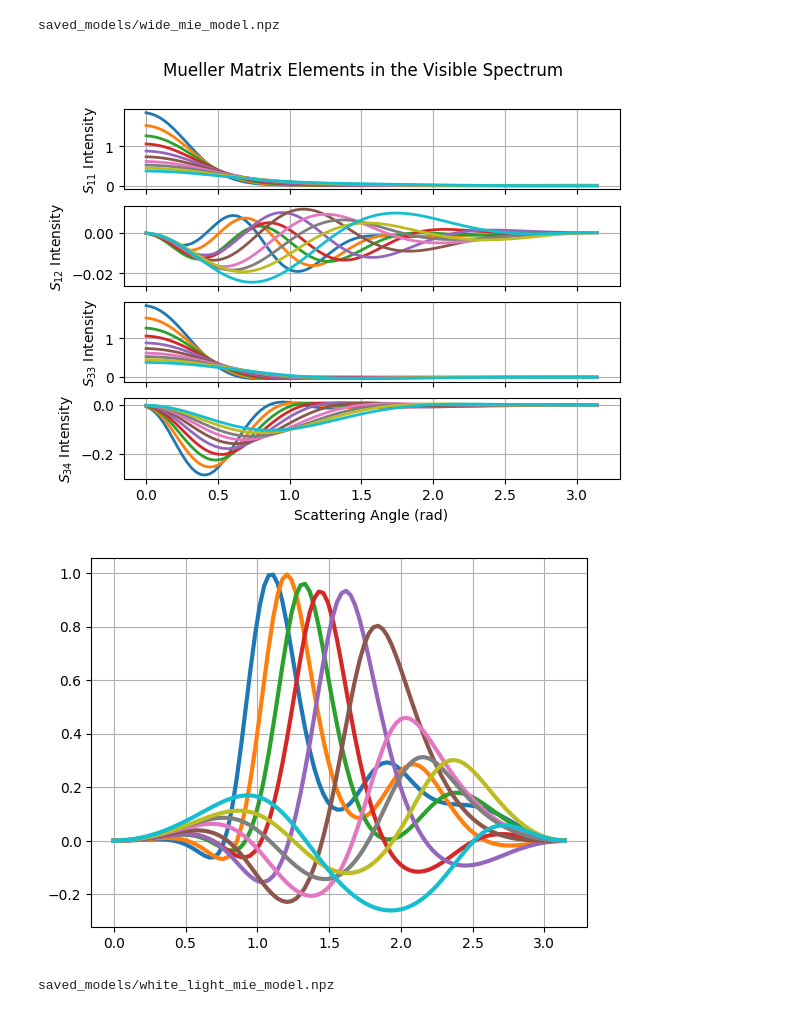
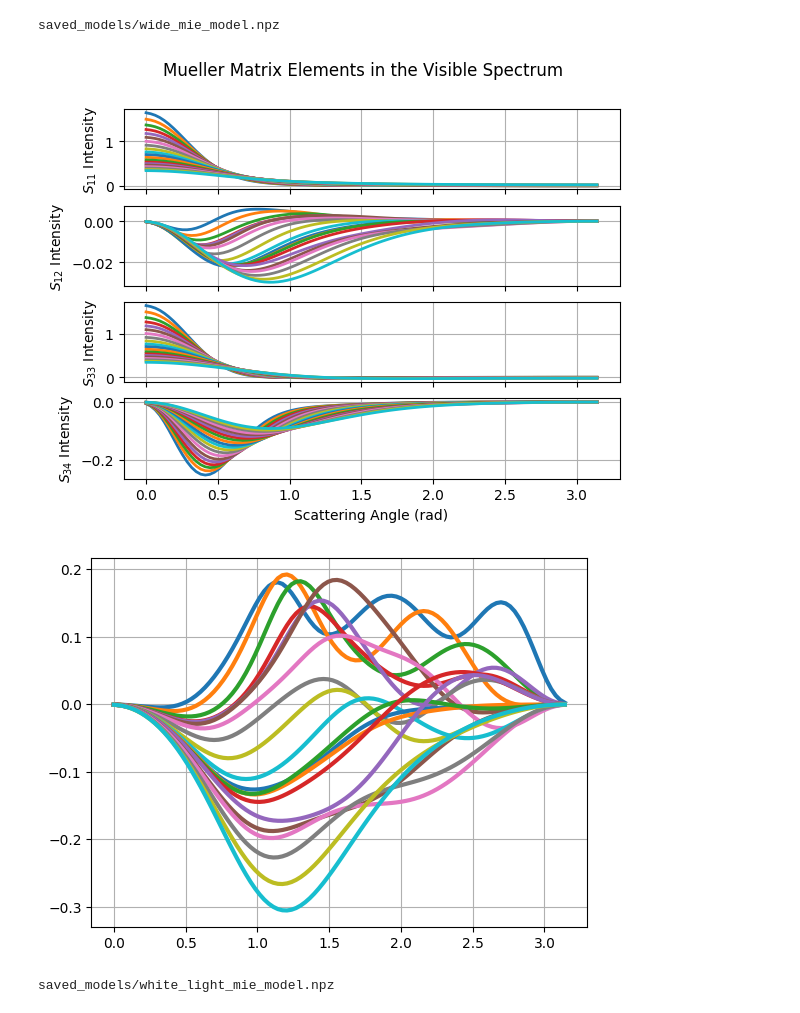
Before and after one commit to oravitan/zodiacal-polarized, a Jupyter notebook: notebooks/generate_mie_models.ipynb, the cells around one changed output. Saved outputs shown, nothing was run; the diff lists cells and outputs as text; code cells hidden in the pictures.

Commit message:
Updated multicolor imager + Mie model

```diff
--- a/notebooks/generate_mie_models.ipynb
+++ b/notebooks/generate_mie_models.ipynb
@@ -185,7 +194,7 @@ print(mie_path)
 saved_models/wide_mie_model.npz
 # %%
 # Display out model in the White Light spectrum
-spectrum_wl = np.logspace(np.log10(300), np.log10(700), 10)  # white light wavelength in nm
+spectrum_wl = np.logspace(np.log10(300), np.log10(700), 20)  # white light wavelength in nm
 mie = generate_model(x, spectrum_wl)
 mie_scatt = mie(spectrum_wl, theta)
 
@@ -193,14 +202,14 @@ mie_scatt = mie(spectrum_wl, theta)
 plot_mueller_matrix_elems(theta, mie_scatt[:, :, 0, 0], mie_scatt[:, :, 0, 1],
                           mie_scatt[:, :, 2, 2], mie_scatt[:, :, 2, 3], title='Mueller Matrix Elements in the Visible Spectrum')
 # %% [output]
-[figure, old version]
+[figure, new version]
 # %%
 plt.figure()
-plt.plot(theta, -mie_scatt[:, :, 0, 1]/mie_scatt[:, :, 0, 0], lw=3, label='$DOLP_{mie}$')
+plt.plot(theta, mie_scatt[:, :, 0, 1]/mie_scatt[:, :, 0, 0], lw=3, label='$DOLP_{mie}$')
 plt.grid()
 plt.show()
 # %% [output]
-[figure, old version]
+[figure, new version]
 # %%
 # save the new Mie model
 from zodipol.zodipol.zodipol import MIE_MODEL_DEFAULT_PATH
```
Also changed, not shown: parts of 4 cells of this notebook, 11 other files.
